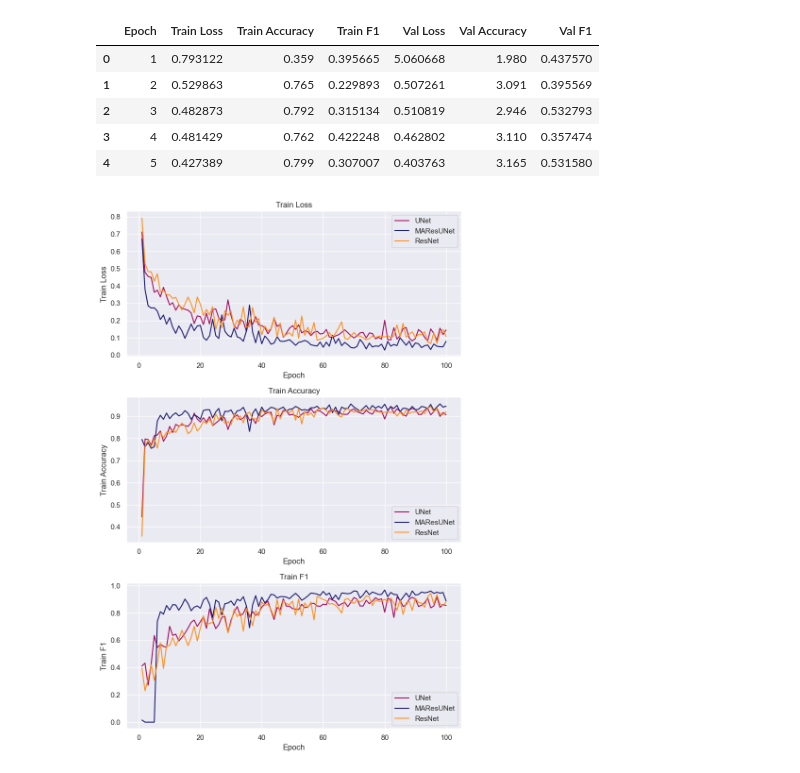
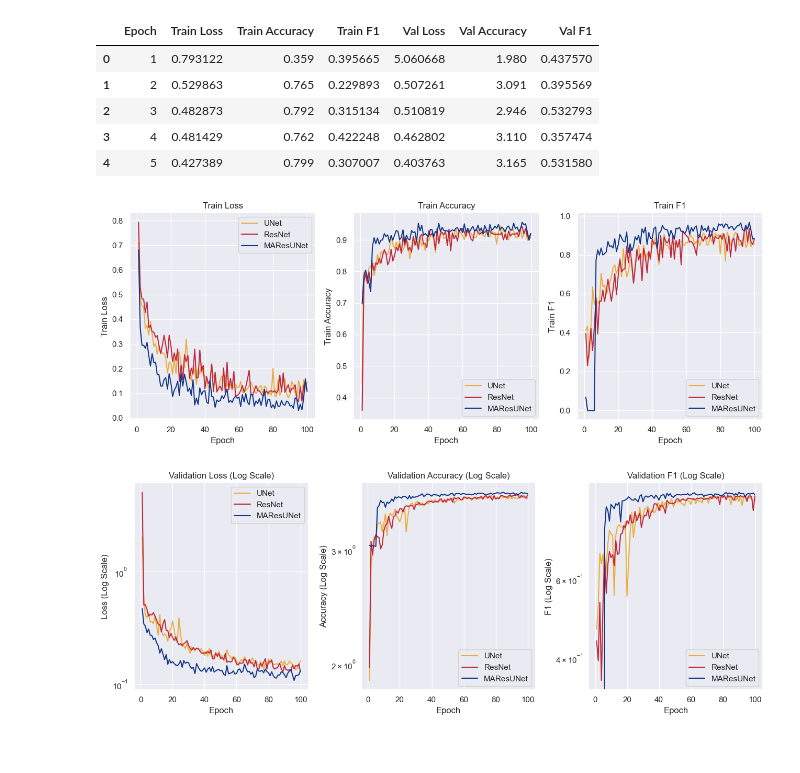
Before and after one commit to CS-433/ml-project-2-mnf, a Jupyter notebook: script/metrics_plot.ipynb, the cells around one changed output. Drawn from its saved outputs; the diff is of its cells as text; code cells hidden in the pictures.

```diff
--- a/script/metrics_plot.ipynb
+++ b/script/metrics_plot.ipynb
@@ -65,42 +65,42 @@ data_resnet.head()
 | 3 | 4 | 0.481429 | 0.762 | 0.422248 | 0.462802 | 3.110 | 0.357474 |
 | 4 | 5 | 0.427389 | 0.799 | 0.307007 | 0.403763 | 3.165 | 0.531580 |
 # %%
-fig, axes = plt.subplots(nrows=3, ncols=1, figsize=(8, 12))
+fig, axes = plt.subplots(nrows=1, ncols=3, figsize=(13, 5))
 
-sns.lineplot(data=data_unet, x='Epoch', y='Train Loss', ax=axes[0], color = '#a50b5e', label='UNet')
-sns.lineplot(data=data_maresunet, x='Epoch', y='Train Loss', ax=axes[0], color = '#191970', label='MAResUNet')
-sns.lineplot(data=data_resnet, x='Epoch', y='Train Loss', ax=axes[0], color = '#fe8f1c', label='ResNet')
+sns.lineplot(data=data_unet, x='Epoch', y='Train Loss', ax=axes[0], color = '#ecad3c', label='UNet')
+sns.lineplot(data=data_resnet, x='Epoch', y='Train Loss', ax=axes[0], color = '#c0283c', label='ResNet')
+sns.lineplot(data=data_maresunet, x='Epoch', y='Train Loss', ax=axes[0], color = '#143786', label='MAResUNet')
 axes[0].set_title('Train Loss')
 
-sns.lineplot(data=data_unet, x='Epoch', y='Train Accuracy', ax=axes[1], color = '#a50b5e', label='UNet')
-sns.lineplot(data=data_maresunet, x='Epoch', y='Train Accuracy', ax=axes[1], color = '#191970', label='MAResUNet')
-sns.lineplot(data=data_resnet, x='Epoch', y='Train Accuracy', ax=axes[1], color = '#fe8f1c', label='ResNet')
+sns.lineplot(data=data_unet, x='Epoch', y='Train Accuracy', ax=axes[1], color = '#ecad3c', label='UNet')
+sns.lineplot(data=data_resnet, x='Epoch', y='Train Accuracy', ax=axes[1], color = '#c0283c', label='ResNet')
+sns.lineplot(data=data_maresunet, x='Epoch', y='Train Accuracy', ax=axes[1], color = '#143786', label='MAResUNet')
 axes[1].set_title('Train Accuracy')
 
-sns.lineplot(data=data_unet, x='Epoch', y='Train F1', ax=axes[2], color = '#a50b5e', label='UNet')
-sns.lineplot(data=data_maresunet, x='Epoch', y='Train F1', ax=axes[2], color = '#191970', label='MAResUNet')
-sns.lineplot(data=data_resnet, x='Epoch', y='Train F1', ax=axes[2], color = '#fe8f1c', label='ResNet')
+sns.lineplot(data=data_unet, x='Epoch', y='Train F1', ax=axes[2], color = '#ecad3c', label='UNet')
+sns.lineplot(data=data_resnet, x='Epoch', y='Train F1', ax=axes[2], color = '#c0283c', label='ResNet')
+sns.lineplot(data=data_maresunet, x='Epoch', y='Train F1', ax=axes[2], color = '#143786', label='MAResUNet')
 axes[2].set_title('Train F1')
 
 plt.tight_layout()
 plt.legend()
 plt.show()
 # %% [output]
-[figure, old version]
+[figure, new version]
 # %%
-fig, axes = plt.subplots(nrows=3, ncols=1, figsize=(8, 12))
+fig, axes = plt.subplots(nrows=1, ncols=3, figsize=(13, 5))
 
-sns.lineplot(data=data_unet, x='Epoch', y='Val Loss', ax=axes[0], color = '#a50b5e', label='UNet')
-sns.lineplot(data=data_maresunet, x='Epoch', y='Val Loss', ax=axes[0], color = '#191970', label='MAResUNet')
-sns.lineplot(data=data_resnet, x='Epoch', y='Val Loss', ax=axes[0], color = '#fe8f1c', label='ResNet')
+sns.lineplot(data=data_unet, x='Epoch', y='Val Loss', ax=axes[0], color = '#ecad3c', label='UNet')
+sns.lineplot(data=data_resnet, x='Epoch', y='Val Loss', ax=axes[0], color = '#c0283c', label='ResNet')
+sns.lineplot(data=data_maresunet, x='Epoch', y='Val Loss', ax=axes[0], color = '#143786', label='MAResUNet')
 
-sns.lineplot(data=data_unet, x='Epoch', y='Val Accuracy', ax=axes[1], color = '#a50b5e', label='UNet')
-sns.lineplot(data=data_maresunet, x='Epoch', y='Val Accuracy', ax=axes[1], color = '#191970', label='MAResUNet')
-sns.lineplot(data=data_resnet, x='Epoch', y='Val Accuracy', ax=axes[1], color = '#fe8f1c', label='ResNet')
+sns.lineplot(data=data_unet, x='Epoch', y='Val Accuracy', ax=axes[1], color = '#ecad3c', label='UNet')
+sns.lineplot(data=data_resnet, x='Epoch', y='Val Accuracy', ax=axes[1], color = '#c0283c', label='ResNet')
+sns.lineplot(data=data_maresunet, x='Epoch', y='Val Accuracy', ax=axes[1], color = '#143786', label='MAResUNet')
 
-sns.lineplot(data=data_unet, x='Epoch', y='Val F1', ax=axes[2], color = '#a50b5e', label='UNet')
-sns.lineplot(data=data_maresunet, x='Epoch', y='Val F1', ax=axes[2], color = '#191970', label='MAResUNet')
-sns.lineplot(data=data_resnet, x='Epoch', y='Val F1', ax=axes[2], color = '#fe8f1c', label='ResNet')
+sns.lineplot(data=data_unet, x='Epoch', y='Val F1', ax=axes[2], color = '#ecad3c', label='UNet')
+sns.lineplot(data=data_resnet, x='Epoch', y='Val F1', ax=axes[2], color = '#c0283c', label='ResNet')
+sns.lineplot(data=data_maresunet, x='Epoch', y='Val F1', ax=axes[2], color = '#143786', label='MAResUNet')
 
 for ax in axes:
     ax.set_yscale('log')
@@ -115,3 +115,5 @@ axes[2].set_ylabel('F1 (Log Scale)')
 plt.tight_layout()
 plt.legend()
 plt.show()
+# %% [output]
+[figure, added]
```
Also changed, not shown: parts of 2 cells of this notebook, 4 other files.
